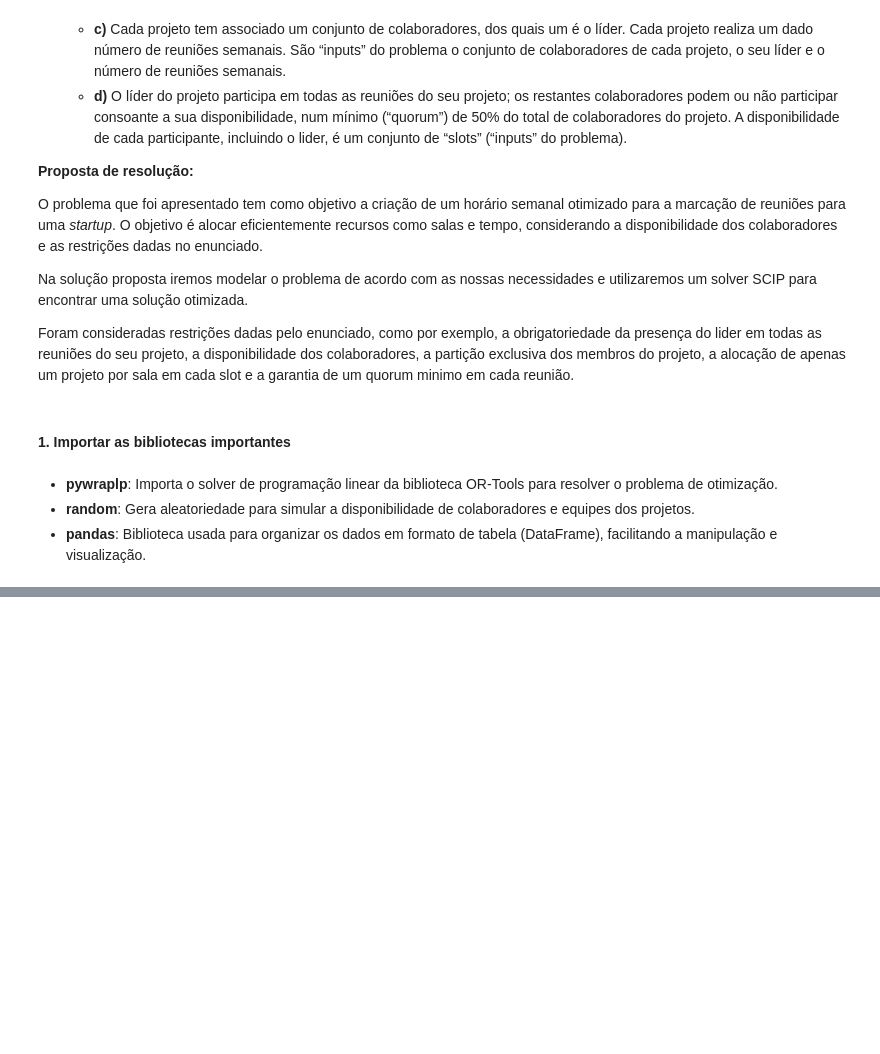
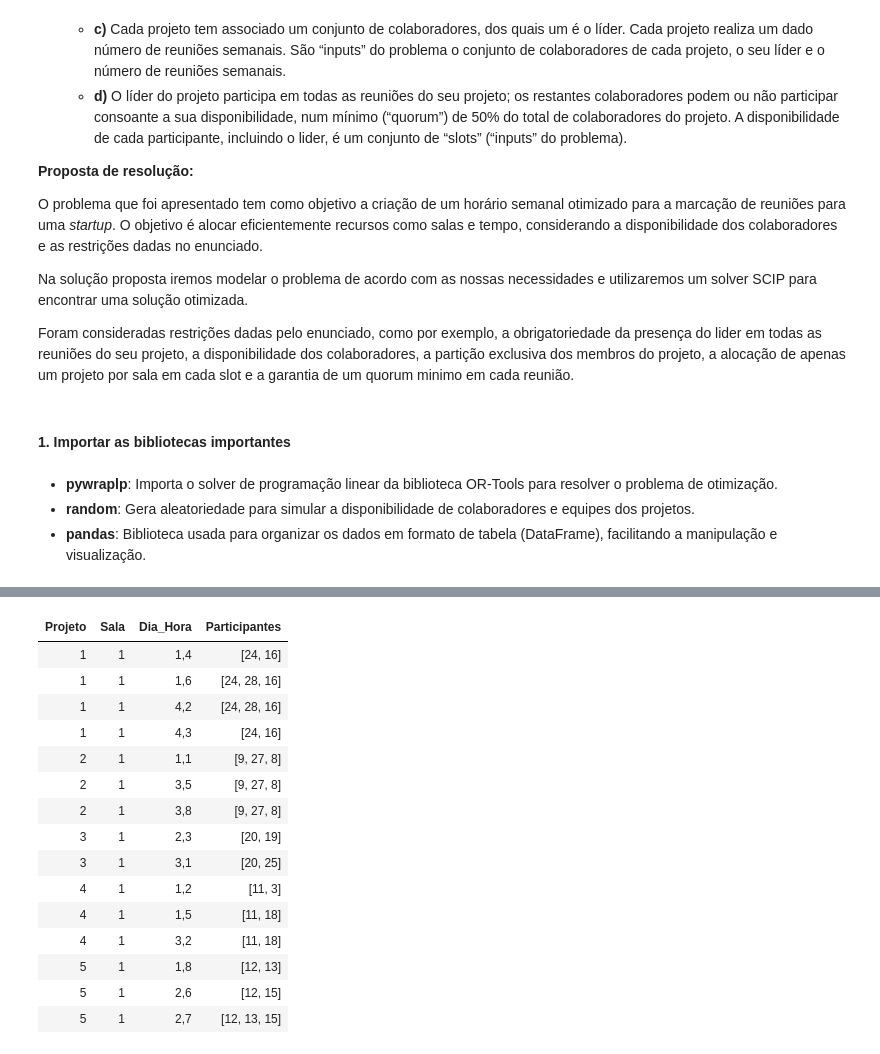
Before and after one commit to diogocsilva12/LC, a Jupyter notebook: TP1/TP1_EX1.ipynb, the cells around one changed output, grey strips where cells are left out. Cells and saved outputs as stored; diff of their text form; code cells hidden in the pictures; blank space fills up the shorter version.

```diff
--- a/TP1/TP1_EX1.ipynb
+++ b/TP1/TP1_EX1.ipynb
@@ -178,0 +108,9 @@ display(styled_table)
+# %%
+# Restrição 2: Colaboradores fora da disponibilidade não podem participar
+for s in range(S):
+    for d in range(D):
+        for h in range(H):
+            for p in range(P):
+                for c in range(1, C + 1):  # Fix: Range from 1 to C
+                    if (d, h) not in Colaboradores[c-1]:  # Fix: Adjust index since Colaboradores uses 0-based indexing
+                        horario.Add(x[s, d, h, p, c] == 0)
@@ -178,0 +119,9 @@ display(styled_table)
+# %%
+# Restrição 3: Apenas colaboradores do projeto podem participar
+for s in range(S):
+    for d in range(D):
+        for h in range(H):
+            for p in range(P):
+                for c in range(1, C + 1):  # Fix: Range from 1 to C
+                    if c not in Projectos[p][1]:
+                        horario.Add(x[s, d, h, p, c] == 0)
@@ -178,0 +166,65 @@ display(styled_table)
+# %%
+
+
+
+
+'''
+# Mapeamento dos slots para horas
+time_slots = ["08:30 - 09:30", "09:30 - 10:30", "10:30 - 11:30", "11:30 - 12:30",
+              "13:30 - 14:30", "14:30 - 15:30", "15:30 - 16:30", "16:30 - 17:30"]
+'''
+
+
+# Verificar a solução e preparar a tabela de resultados
+schedule_data = []
+
+
+if status == pywraplp.Solver.OPTIMAL:
+    for p in range(P):
+        for s in range(S):
+            for d in range(D):
+                for h in range(H):
+                    if round(x[s, d, h, p, Projectos[p][1][0]].solution_value()) == 1:
+                        participants = [c for c in Projectos[p][1] if round(x[s, d, h, p, c].solution_value()) == 1]
+                        # Combine day and hour as one column, with hour as a simple number
+                        schedule_data.append([p + 1, s + 1, f"{d + 1},{h + 1}", participants])
+else:
+    # Ensure this matches the number of columns (4 columns)
+    schedule_data.append([None, None, None, "Nenhuma solução ótima encontrada."])
+
+# Criar dataframe da tabela
+df_schedule = pd.DataFrame(schedule_data, columns=["Projeto", "Sala", "Dia_Hora", "Participantes"])
+
+
+# Criar estilo para linhas alternadas e bordas entre colunas
+def style_schedule(df):
+    return df.style.set_table_styles(
+        [{'selector': 'tr:nth-child(even)',
+          'props': [('background-color', '#f2f2f2')]},   # Cor alternada para linhas pares
+         {'selector': 'th, td',
+          'props': [('border', '1px solid black')]}      # Bordas em volta das células
+        ]
+    ).set_properties(**{'text-align': 'center'})          # Alinhar o texto no centro
+
+# Aplicar estilo e exibir diretamente no notebook
+styled_table = style_schedule(df_schedule)
+
+# Exibir a tabela estilizada no Jupyter Notebook sem o índice
+display(styled_table.hide(axis='index'))
+# %% [output]
+| Projeto | Sala | Dia_Hora | Participantes |
+| 1 | 1 | 1,4 | [24, 16] |
+| 1 | 1 | 1,6 | [24, 28, 16] |
+| 1 | 1 | 4,2 | [24, 28, 16] |
+| 1 | 1 | 4,3 | [24, 16] |
+| 2 | 1 | 1,1 | [9, 27, 8] |
+| 2 | 1 | 3,5 | [9, 27, 8] |
+| 2 | 1 | 3,8 | [9, 27, 8] |
+| 3 | 1 | 2,3 | [20, 19] |
+| 3 | 1 | 3,1 | [20, 25] |
+| 4 | 1 | 1,2 | [11, 3] |
+| 4 | 1 | 1,5 | [11, 18] |
+| 4 | 1 | 3,2 | [11, 18] |
+| 5 | 1 | 1,8 | [12, 13] |
+| 5 | 1 | 2,6 | [12, 15] |
+| 5 | 1 | 2,7 | [12, 13, 15] |
```
Also changed, not shown: parts of 21 cells of this notebook, 1 other file.
